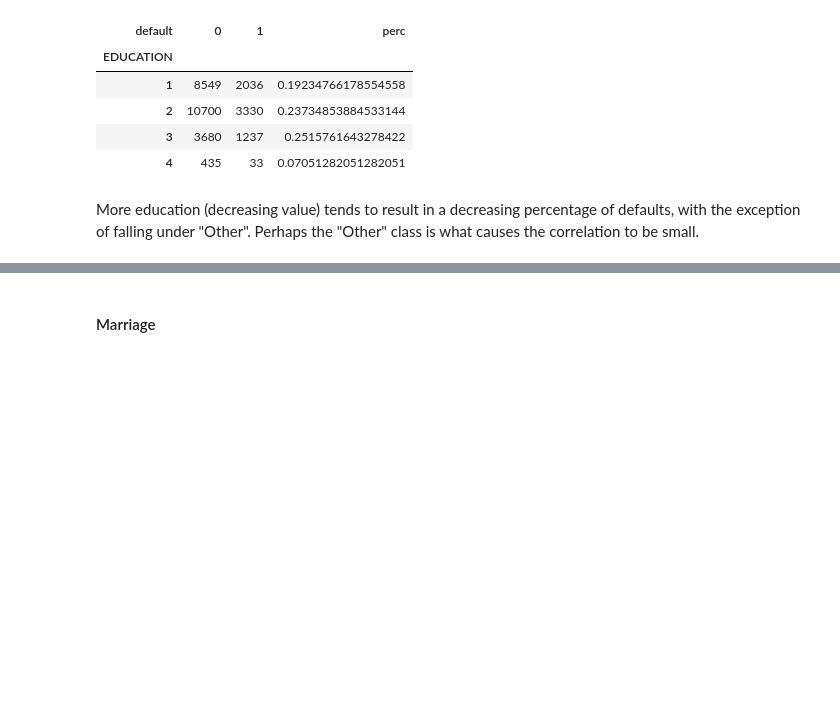
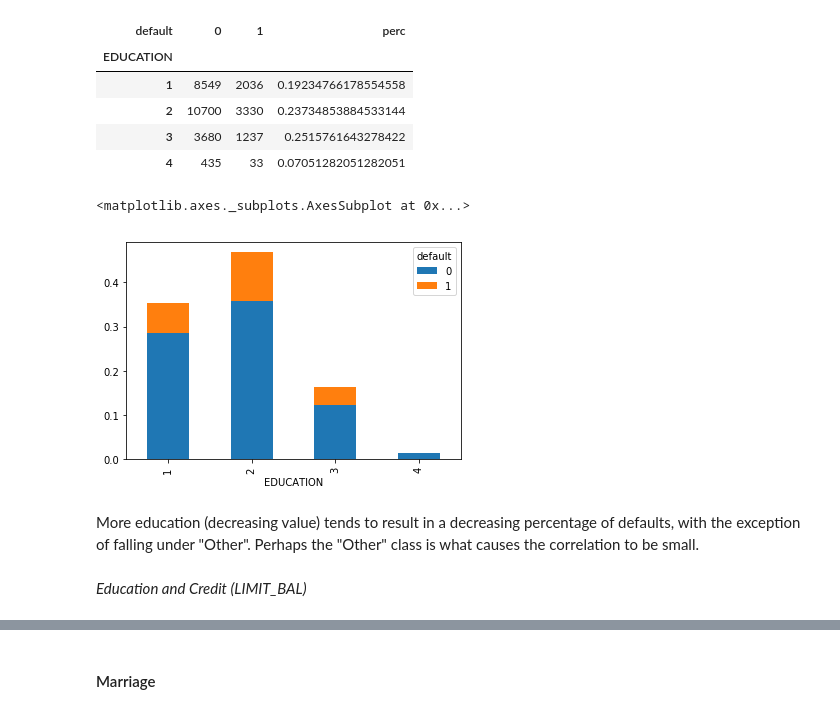
Before and after one commit to gblinick/Predicting-Credit-Card-Default-in-sci-kit-learn, a Jupyter notebook: EDA/EDA Scratchpad.ipynb, the cells around one changed output, grey strips where cells are left out. Drawn from its saved outputs; the diff is of its cells as text; code cells hidden in the pictures; blank space fills up the shorter version.

```diff
--- a/EDA/EDA Scratchpad.ipynb
+++ b/EDA/EDA Scratchpad.ipynb
@@ -548,5 +390,14 @@ corr_2_cols('EDUCATION', 'default')
 | 2 | 10700 | 3330 | 0.23734853884533144 |
 | 3 | 3680 | 1237 | 0.2515761643278422 |
 | 4 | 435 | 33 | 0.07051282051282051 |
+# %%
+education = data.groupby(['EDUCATION', 'default']).size().unstack(['default'])
+education = education/len(data)
+education.plot(kind='bar', stacked=True)
+# %% [output]
+<matplotlib.axes._subplots.AxesSubplot at 0x...>
+[figure, added]
 # %% [markdown]
 More education (decreasing value) tends to result in a decreasing percentage of defaults, with the exception of falling under "Other". Perhaps the "Other" class is what causes the correlation to be small.
+# %% [markdown]
+*Education and Credit (LIMIT_BAL)*
```
Also changed, not shown: parts of 67 cells of this notebook.
